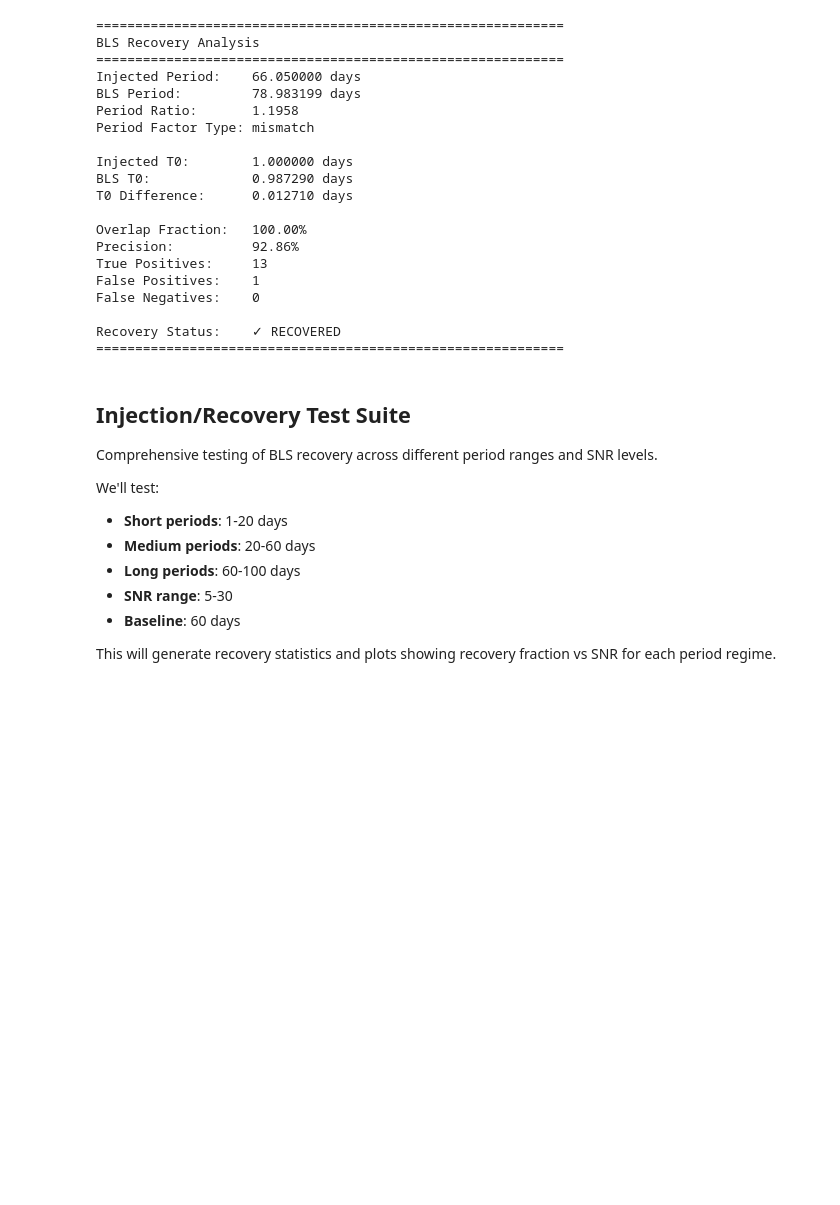
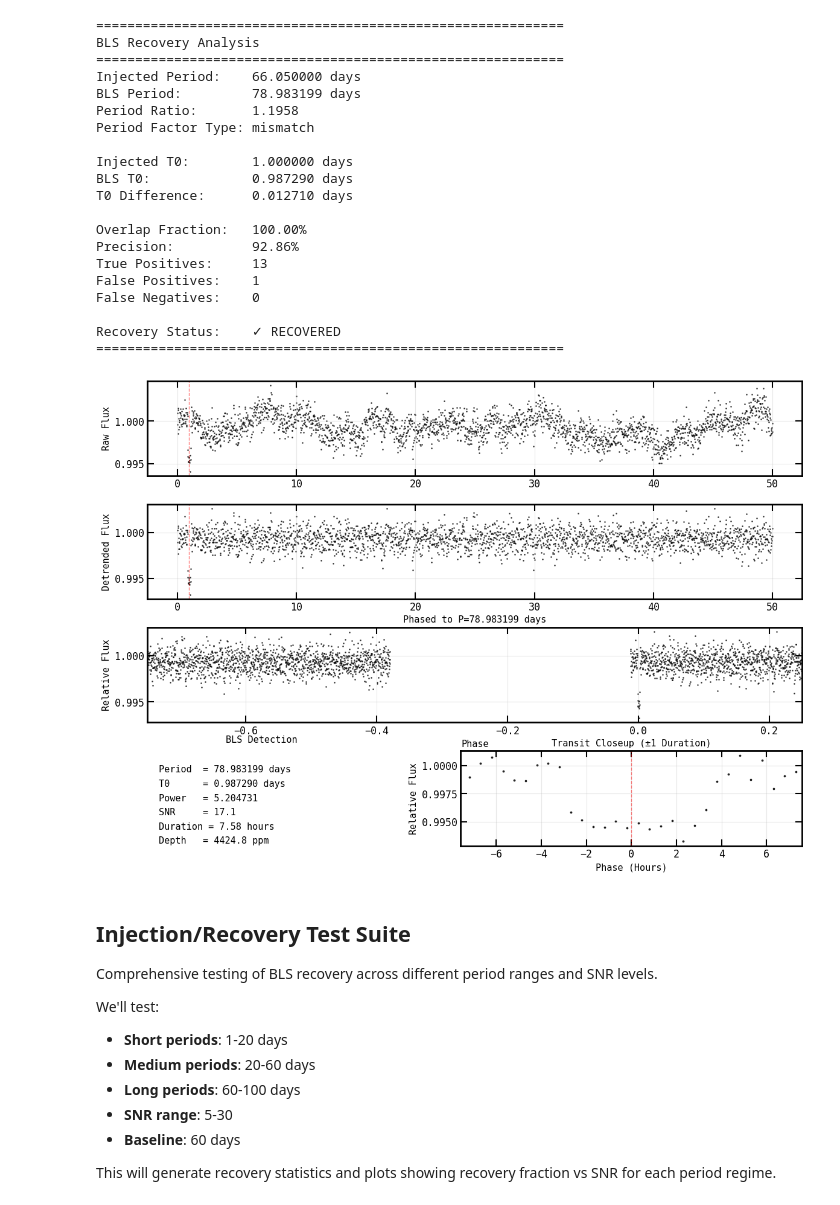
Before and after one commit to jasonfrowe/bls_cuda, a Jupyter notebook: pytfit5_example.ipynb, the cells around one changed output. Saved outputs shown, nothing was run; the diff lists cells and outputs as text; code cells hidden in the pictures; blank space fills up the shorter version.

```diff
--- a/pytfit5_example.ipynb
+++ b/pytfit5_example.ipynb
@@ -522,6 +535,11 @@ False Negatives:    0
 
 Recovery Status:    ✓ RECOVERED
 ============================================================
+# %%
+# Plot summary with BLS results (includes phased lightcurve and transit closeup)
+fig = transitp.plot_lightcurve_summary(phot_syn, bls_ans=syn_ans, tpy5_inputs=tpy5_inputs)
+# %% [output]
+[figure, added]
 # %% [markdown]
 ## Injection/Recovery Test Suite
 
```
Also changed, not shown: parts of 5 cells of this notebook.
